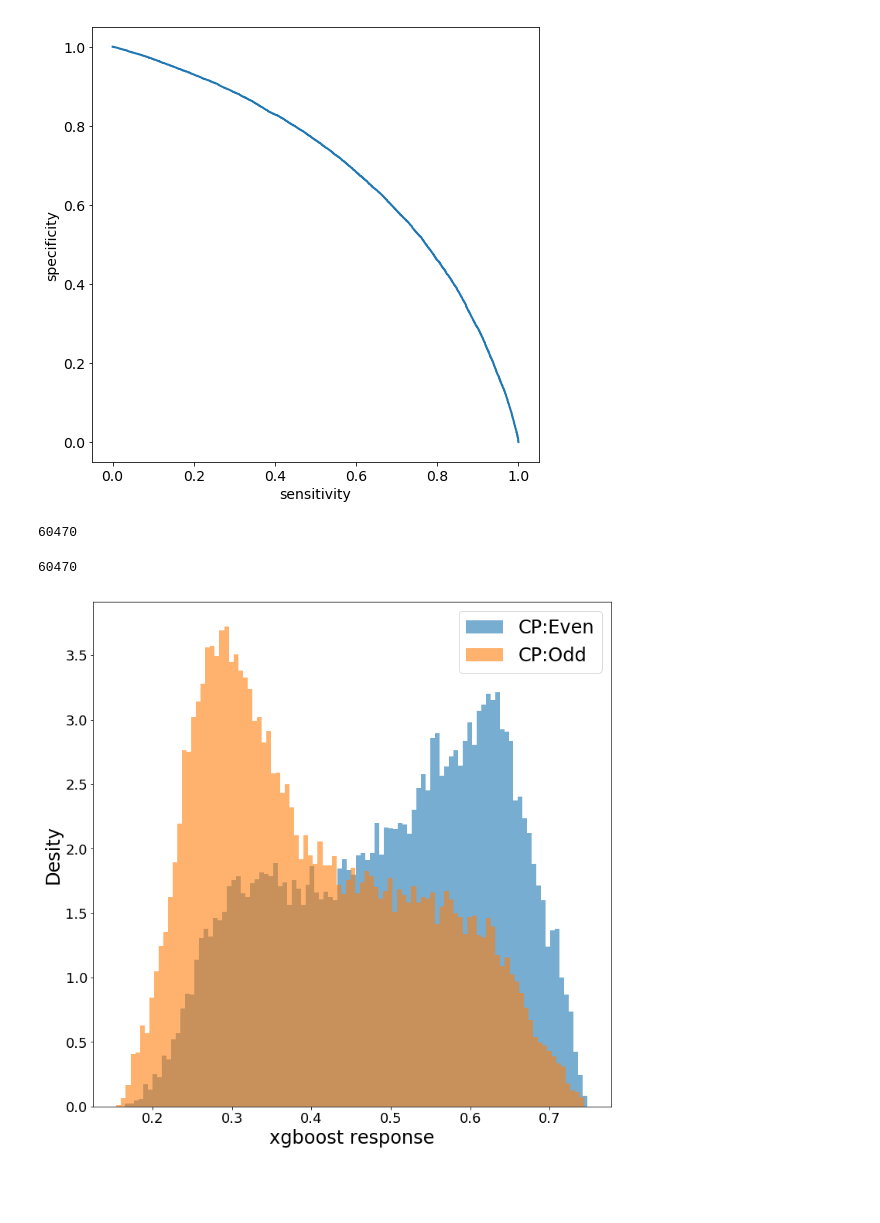
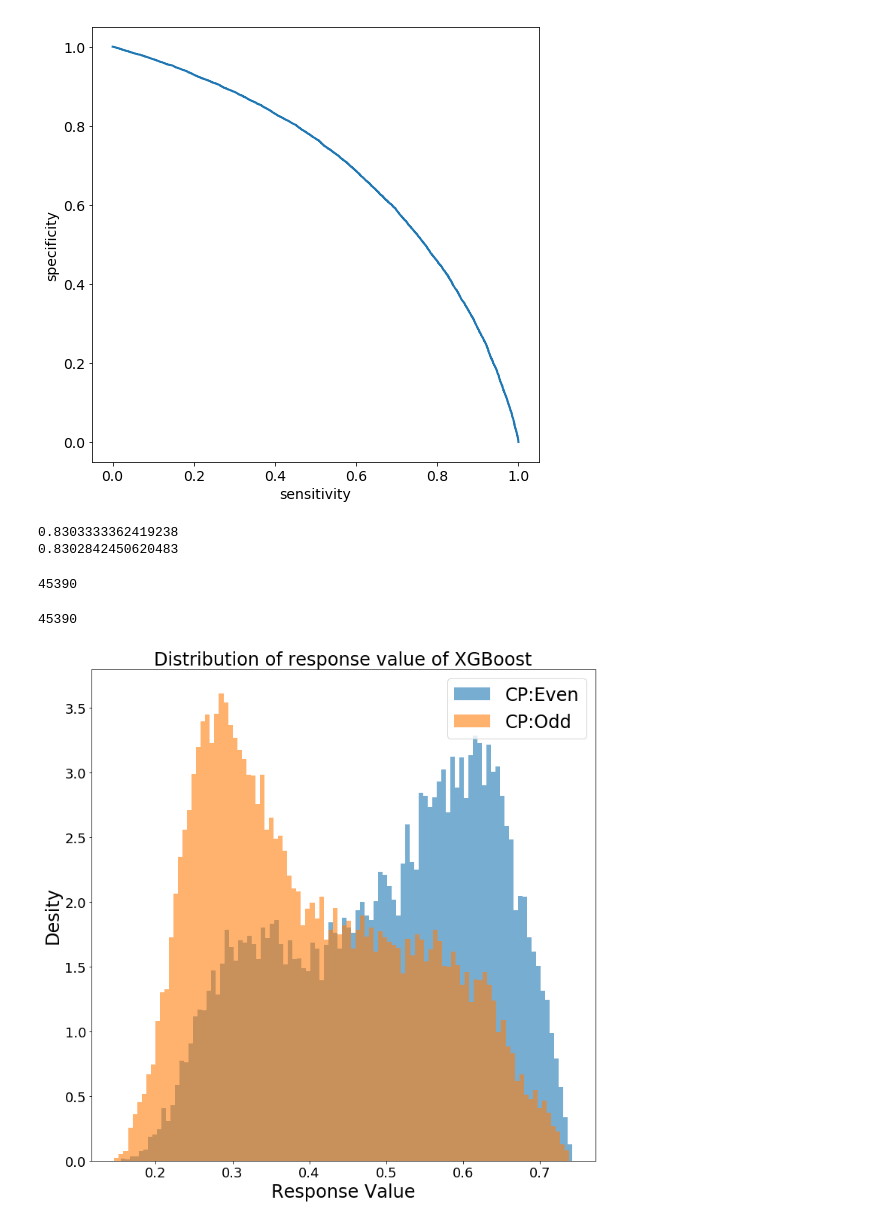
Before and after one commit to renqipan/tth_CMS, a Jupyter notebook: xgboost_weight.ipynb, the cells around one changed output. Saved outputs shown, nothing was run; the diff lists cells and outputs as text; code cells hidden in the pictures; blank space fills up the shorter version.

```diff
--- a/xgboost_weight.ipynb
+++ b/xgboost_weight.ipynb
@@ -27,7 +26,7 @@ data2.head()
 # %%
 X,Y=data2.iloc[:,:-2],data2.iloc[:,-1]
 weights=data2.iloc[:,-2]
-X_train, X_test, y_train, y_test,weight_train,weight_test= train_test_split(X, Y,weights,test_size=0.4, random_state=7)
+X_train, X_test, y_train, y_test,weight_train,weight_test= train_test_split(X, Y,weights,test_size=0.3, random_state=7)
 # %%
 weight_train=weight_train*10
 weight_test=weight_test*10
@@ -35,3 +34,5 @@ weight_train=np.asarray(weight_train)
 weight_test=np.asarray(weight_test)
 y_test=np.asarray(y_test)
 y_train=np.asarray(y_train)
+X_test=np.asarray(X_test)
+X_train=np.asarray(X_train)
@@ -80,6 +72,14 @@ plt.show()
 # %% [output]
 AUC: 0.693
 [figure]
+# %%
+for kk in range(tpr.size):
+    if(round(tpr[kk],4)==0.4000):
+        speci=1-fpr[kk]
+        print(speci)
+# %% [output]
+0.8303333362419238
+0.8302842450620483
 # %%
 filename="xgboost_weight.CSV"
 with open(filename,"w") as file:
@@ -91,34 +91,39 @@ with open(filename,"w") as file:
 # %%
 fpr.size
 # %% [output]
-60470
+45390
 # %%
 tpr.size
 # %% [output]
-60470
+45390
 # %%
 sig_probs=[]
 bkg_probs=[]
+sig_weight=[]
+bkg_weight=[]
 for index in range(y_test.shape[0]):
     if(y_test[index]==1.0):
         sig_probs.append(probs[index])
+        sig_weight.append(weight_test[index])
     else:
         bkg_probs.append(probs[index])
+        bkg_weight.append(weight_test[index])
 # %%
 plt.figure(3)
 plt.rcParams['figure.figsize'] = [12, 12]
 
 plt.hist(sig_probs,bins=100,density=True,alpha=0.6,label="CP:Even");
 plt.hist(bkg_probs,bins=100,density=True,alpha=0.6,label="CP:Odd");
 plt.legend(loc='upper right',fontsize=24)
-plt.xlabel("xgboost response",fontsize=24)
+plt.title("Distribution of response value of XGBoost",fontsize=24)
+plt.xlabel("Response Value",fontsize=24)
 plt.ylabel("Desity",fontsize=24)
 plt.xticks(fontsize=18)
 plt.yticks(fontsize=18)
 plt.savefig('tth_xgboost_output.png')
 plt.show()
 # %% [output]
-[figure, old version]
+[figure, new version]
 # %%
 thresholds
 # %% [output]
```
Also changed, not shown: parts of 6 cells of this notebook, 20 other files.
